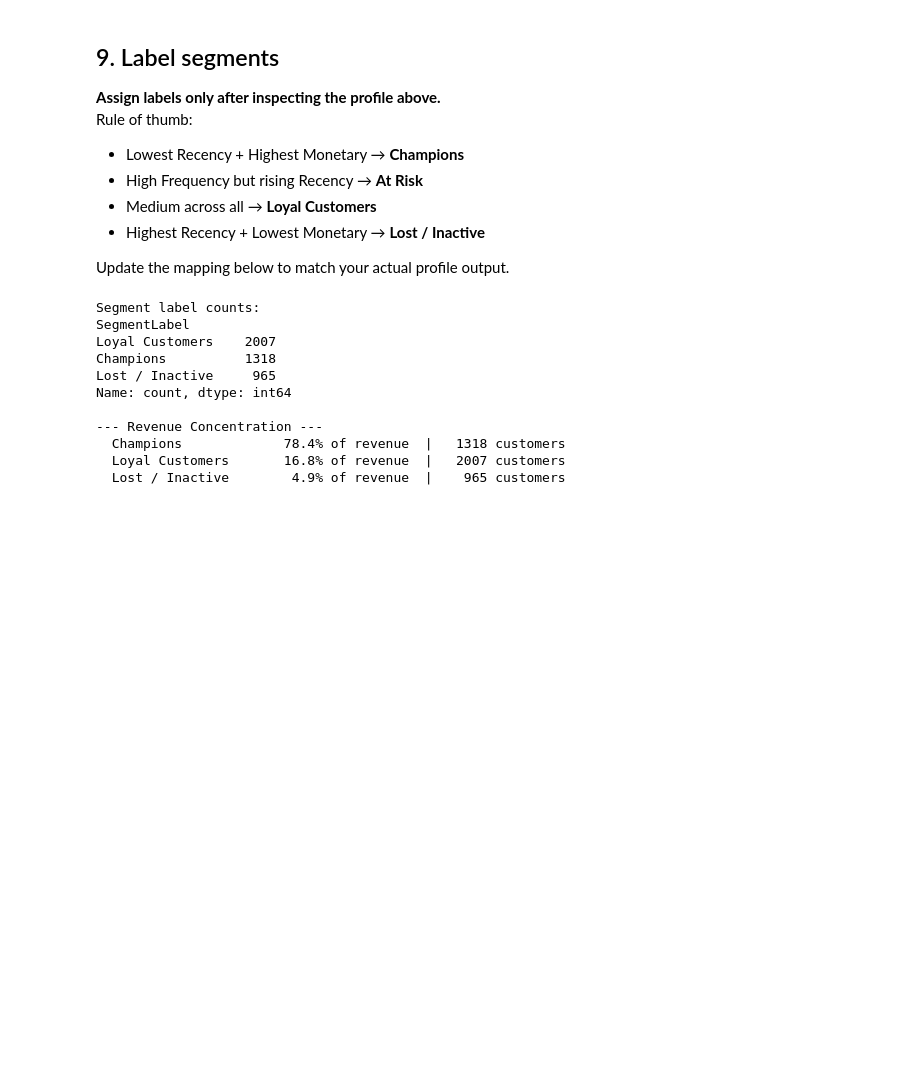
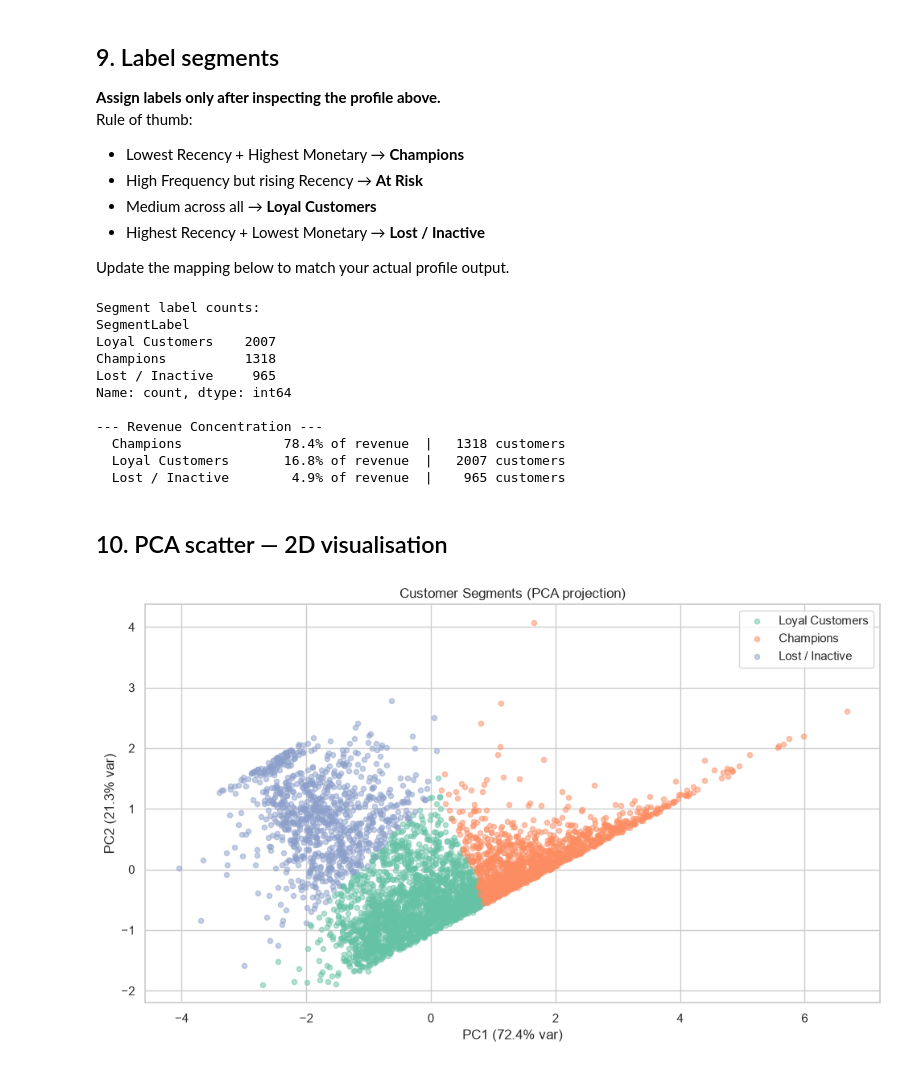
Before and after one commit to LathiyaHit/customer-segmentation-retention, a Jupyter notebook: research/04_segmentation.ipynb, the cells around one changed output. Cells and saved outputs as stored; diff of their text form; code cells hidden in the pictures; blank space fills up the shorter version.

Commit message:
Segmentation Done

```diff
--- a/research/04_segmentation.ipynb
+++ b/research/04_segmentation.ipynb
@@ -221,3 +221,28 @@ Name: count, dtype: int64
   Champions             78.4% of revenue  |   1318 customers
   Loyal Customers       16.8% of revenue  |   2007 customers
   Lost / Inactive        4.9% of revenue  |    965 customers
+# %% [markdown]
+## 10. PCA scatter — 2D visualisation
+# %%
+pca = PCA(n_components=2, random_state=42)
+X_pca = pca.fit_transform(X_scaled)
+
+plt.figure(figsize=(10, 6))
+palette = sns.color_palette("Set2", K)
+
+for seg in range(K):
+    mask = df["Segment"] == seg
+    plt.scatter(
+        X_pca[mask, 0], X_pca[mask, 1],
+        label=segment_labels.get(seg, str(seg)),
+        alpha=0.5, s=20, color=palette[seg],
+    )
+
+plt.xlabel(f"PC1 ({pca.explained_variance_ratio_[0]*100:.1f}% var)")
+plt.ylabel(f"PC2 ({pca.explained_variance_ratio_[1]*100:.1f}% var)")
+plt.title("Customer Segments (PCA projection)")
+plt.legend()
+plt.tight_layout()
+plt.show()
+# %% [output]
+[figure, added]
```
Also changed, not shown: parts of 10 cells of this notebook.
